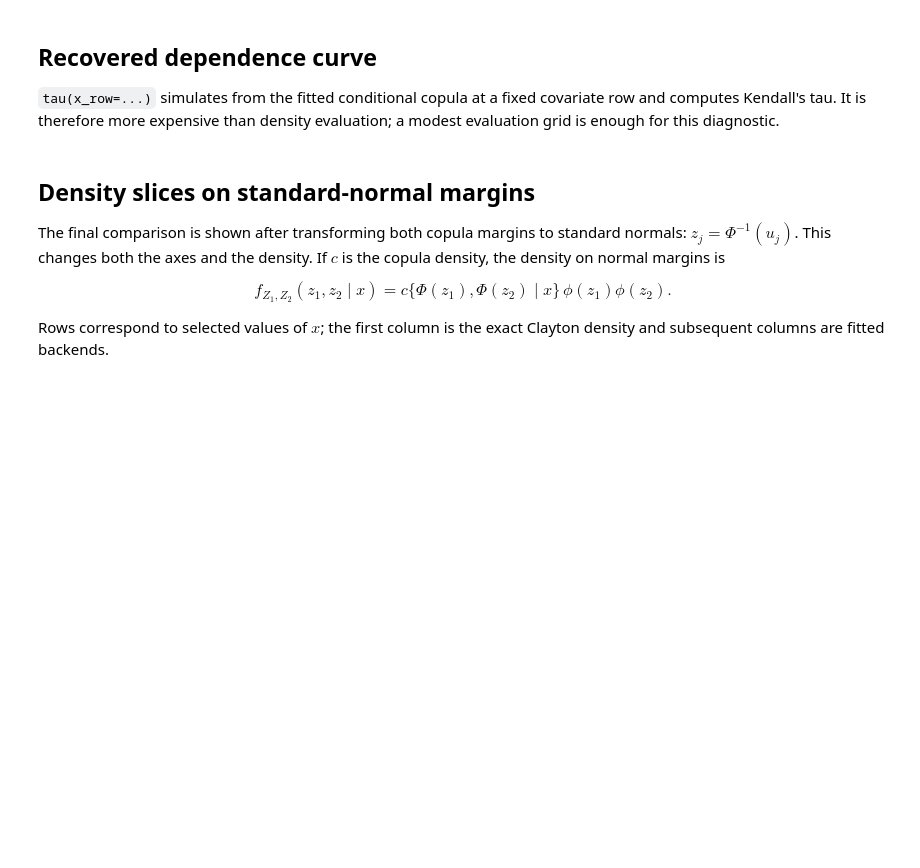
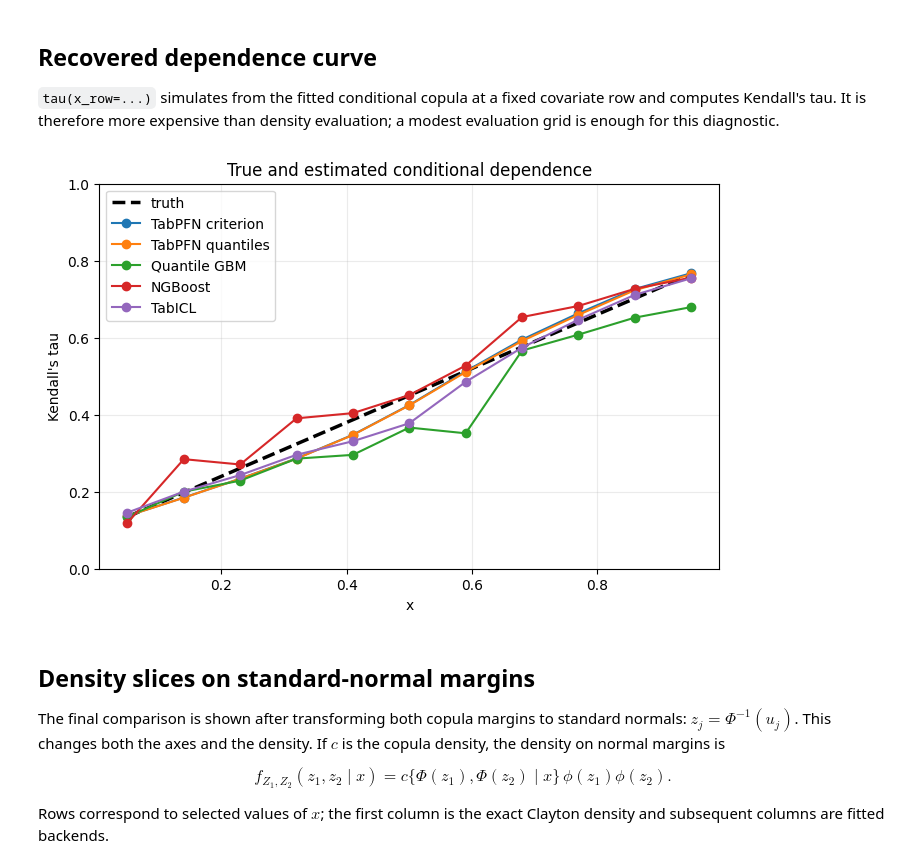
Before and after one commit to tvatter/npcc, a Jupyter notebook: notebooks/RosenblattBicop_demo.ipynb, the cells around one changed output. Saved outputs shown, nothing was run; the diff lists cells and outputs as text; code cells hidden in the pictures; blank space fills up the shorter version.

```diff
--- a/notebooks/RosenblattBicop_demo.ipynb
+++ b/notebooks/RosenblattBicop_demo.ipynb
@@ -174,25 +186,25 @@ plt.show()
 # %%
 X_TAU = np.linspace(0.05, 0.95, 11)
 tau_estimates = {
-    label: np.array(
-        [model.tau(x_row=np.array([[x]]), n=750) for x in X_TAU]
-    )
-    for label, model in models.items()
+  label: np.array([model.tau(x_row=np.array([[x]]), n=750) for x in X_TAU])
+  for label, model in models.items()
 }
 
 fig, ax = plt.subplots(figsize=(8, 5))
 ax.plot(X_TAU, tau_of_x(X_TAU), "k--", lw=2.5, label="truth")
 for label, values in tau_estimates.items():
-    ax.plot(X_TAU, values, marker="o", label=label)
+  ax.plot(X_TAU, values, marker="o", label=label)
 ax.set(
-    xlabel="x",
-    ylabel="Kendall's tau",
-    title="True and estimated conditional dependence",
-    ylim=(0, 1),
+  xlabel="x",
+  ylabel="Kendall's tau",
+  title="True and estimated conditional dependence",
+  ylim=(0, 1),
 )
 ax.grid(alpha=0.25)
 ax.legend()
 plt.show()
+# %% [output]
+[figure, added]
 # %% [markdown]
 ## Density slices on standard-normal margins
 
```
Also changed, not shown: parts of 6 cells of this notebook, 5 other files.
